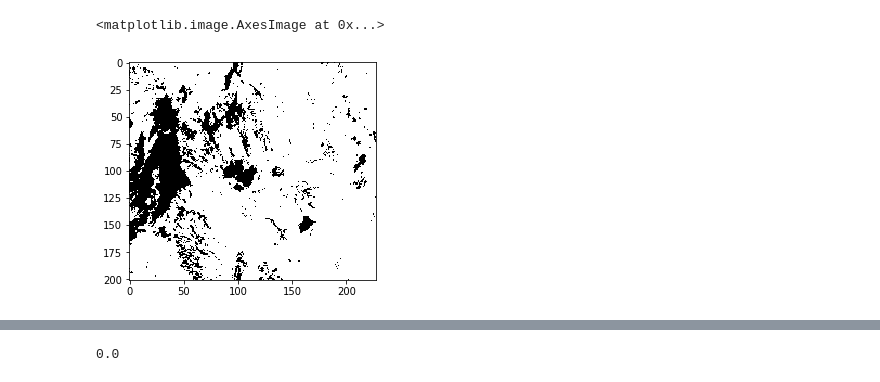
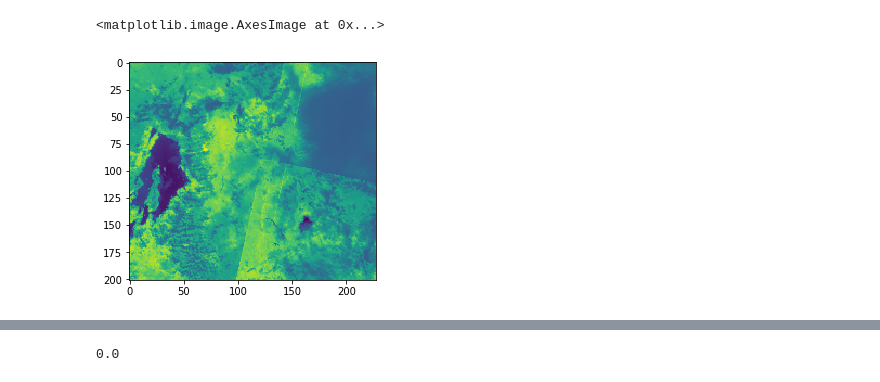
Before and after one commit to rittik97/climate, a Jupyter notebook: true_mask.ipynb, the cells around one changed output, grey strips where cells are left out. Cells and saved outputs as stored; diff of their text form; code cells hidden in the pictures.

```diff
--- a/true_mask.ipynb
+++ b/true_mask.ipynb
@@ -61,2 +43,2 @@ np.array(img,np.int32).shape
 # %%
-im = tifffile.imread('trials/trials.tif')
+im = tifffile.imread('trials/rwanda30.tif')
@@ -63,5 +58,5 @@ im = tifffile.imread('trials/trials.tif')
 # %%
-plt.imshow(test, cmap='Greys')
+plt.imshow(im)
 # %% [output]
 <matplotlib.image.AxesImage at 0x...>
-[figure, old version]
+[figure, new version]
```
Also changed, not shown: parts of 28 cells of this notebook, 5 other files.
